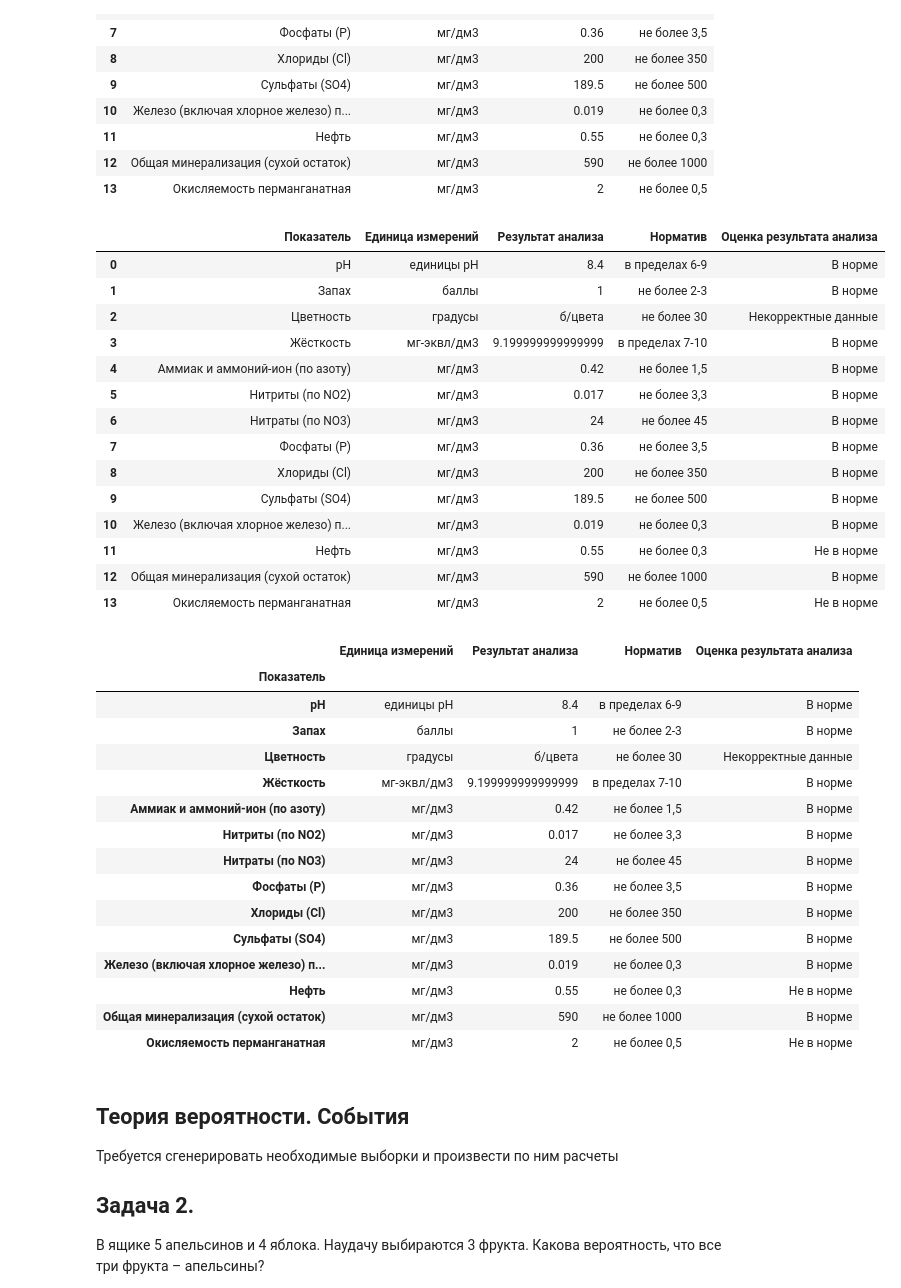
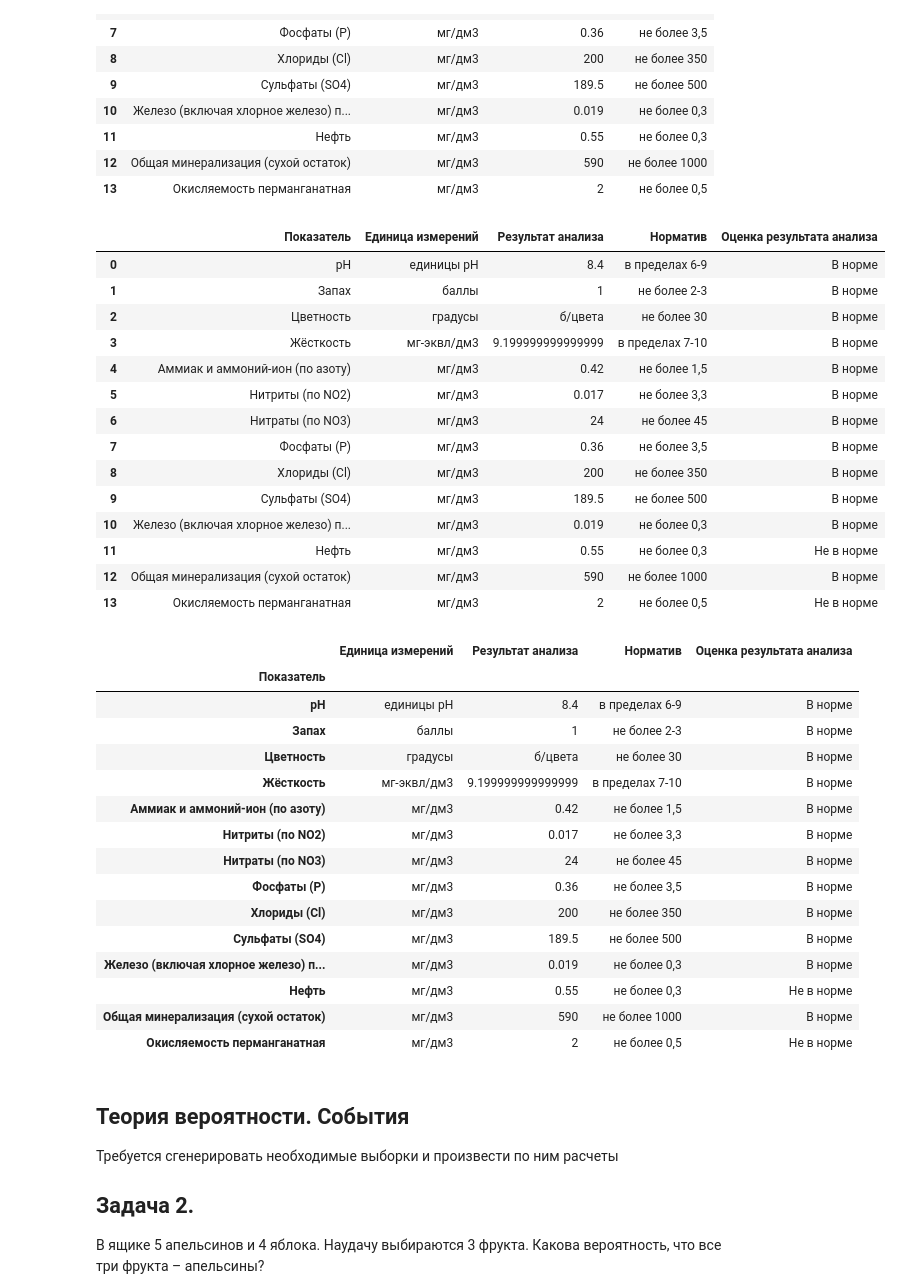
Before and after one commit to ViktorKrasnorutskiy/Sber_homework_lecture_4, a Jupyter notebook: lecture_4_homework_dataframe-and-probability-theory.ipynb, the cells around one changed output. Cells and saved outputs as stored; diff of their text form; code cells hidden in the pictures.

```diff
--- a/lecture_4_homework_dataframe-and-probability-theory.ipynb
+++ b/lecture_4_homework_dataframe-and-probability-theory.ipynb
@@ -46,11 +46,23 @@ normatives_dict = {
 # %%
 # Функция обрабатывает сформированную строку "Результат_анализа#Норматив" и возвращает Оценку_результата_анализа
 def get_result_verdict(analysis_res_and_normative:str) -> str:
+
+     # словарь для нечисловых значений результата анализа
+    analysis_results_words_dict = {
+        "Цветность": {"б/цвета": 20} # вода без цвета ~20 градусов
+    }
+
     try:
-        analysis_result = float(analysis_res_and_normative.split("#")[0])
+        analysis_result = float(analysis_res_and_normative.split("#")[1])
     except Exception:
-        return "Некорректные данные"
-    normative = analysis_res_and_normative.split("#")[1]
+        metric = analysis_res_and_normative.split("#")[0]
+        analysis_result = analysis_res_and_normative.split("#")[1]
+        if metric in analysis_results_words_dict and analysis_result in analysis_results_words_dict[metric]:
+            analysis_result = analysis_results_words_dict[metric][analysis_result]
+        else:
+            return "Некорректные данные"
+
+    normative = analysis_res_and_normative.split("#")[2]
 
     operator = " ".join(i for i in normative.split(" ")[:-1])
     normative_as_func = normatives_dict[operator]
@@ -72,14 +84,16 @@ def get_result_verdict(analysis_res_and_normative:str) -> str:
 # %%
 # Формирование колонки в датафрейме с оценками по результатам анализа
 df1 = df.copy()
-results_verdicts_series = pd.Series([f'{df1.iloc[i]["Результат анализа"]}#{df1.iloc[i]["Норматив"]}' for i in range(df1.shape[0])])
+results_verdicts_series = pd.Series([''\
+    f'{df1.iloc[i]["Показатель"]}#{df1.iloc[i]["Результат анализа"]}#{df1.iloc[i]["Норматив"]}'
+    for i in range(df1.shape[0])])
 df1["Оценка результата анализа"] = results_verdicts_series.apply(lambda x: get_result_verdict(x))
 display(df1)
 # %% [output]
 |  | Показатель | Единица измерений | Результат анализа | Норматив | Оценка результата анализа |
 | 0 | pH | единицы pH | 8.4 | в пределах 6-9 | В норме |
 | 1 | Запах | баллы | 1 | не более 2-3 | В норме |
-| 2 | Цветность | градусы | б/цвета | не более 30 | Некорректные данные |
+| 2 | Цветность | градусы | б/цвета | не более 30 | В норме |
 | 3 | Жёсткость | мг-эквл/дм3 | 9.199999999999999 | в пределах 7-10 | В норме |
 | 4 | Аммиак и аммоний-ион (по азоту) | мг/дм3 | 0.42 | не более 1,5 | В норме |
 | 5 | Нитриты (по NO2) | мг/дм3 | 0.017 | не более 3,3 | В норме |
@@ -102,7 +116,7 @@ display(final_df)
 | Показатель |  |  |  |  |
 | pH | единицы pH | 8.4 | в пределах 6-9 | В норме |
 | Запах | баллы | 1 | не более 2-3 | В норме |
-| Цветность | градусы | б/цвета | не более 30 | Некорректные данные |
+| Цветность | градусы | б/цвета | не более 30 | В норме |
 | Жёсткость | мг-эквл/дм3 | 9.199999999999999 | в пределах 7-10 | В норме |
 | Аммиак и аммоний-ион (по азоту) | мг/дм3 | 0.42 | не более 1,5 | В норме |
 | Нитриты (по NO2) | мг/дм3 | 0.017 | не более 3,3 | В норме |
```
Also changed, not shown: parts of 6 cells of this notebook.
